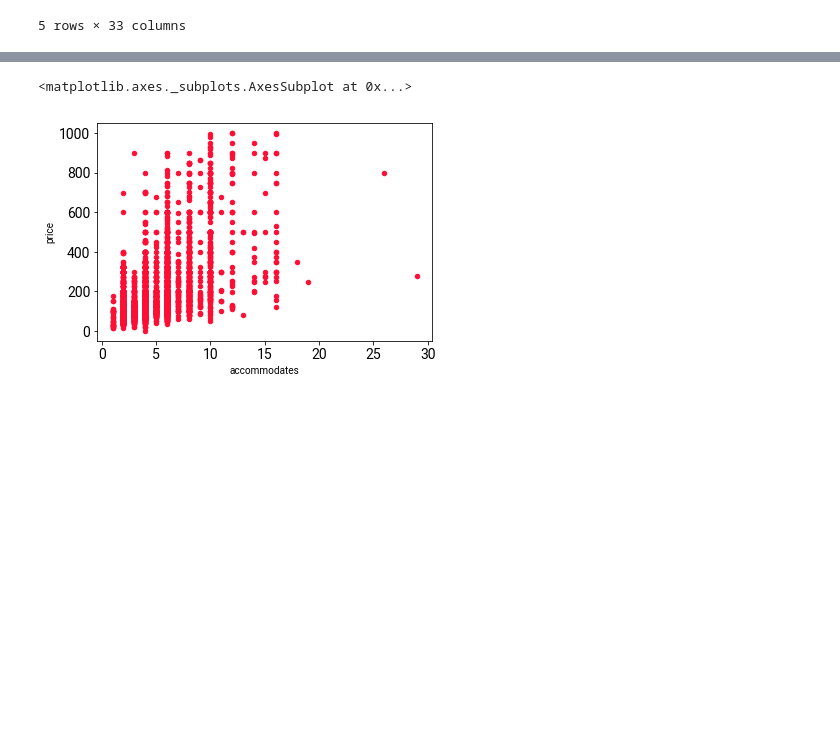
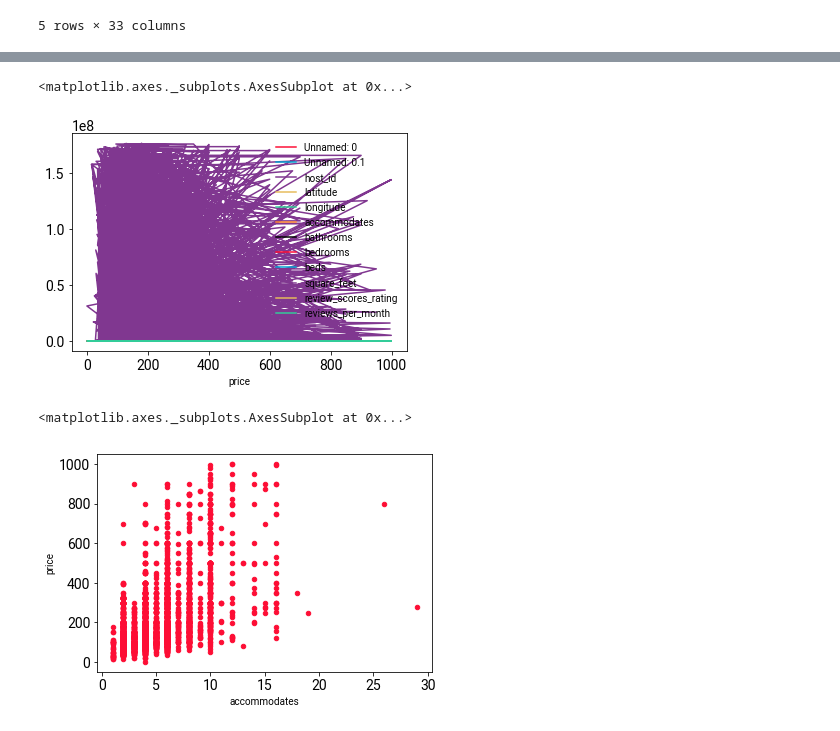
Before and after one commit to ljwolf/geopython, a Jupyter notebook: workshop.ipynb, the cells around one changed output, grey strips where cells are left out. Drawn from its saved outputs; the diff is of its cells as text; code cells hidden in the pictures; blank space fills up the shorter version.

```diff
--- a/skel.ipynb
+++ b/workshop.ipynb
@@ -67,3 +97,8 @@ listings.price.hist()
+# %%
+listings.plot('price')
+# %% [output]
+<matplotlib.axes._subplots.AxesSubplot at 0x...>
+[figure, added]
 # %%
 listings.plot.scatter('accommodates', 'price')
 # %% [output]
```
Also changed, not shown: parts of 17 cells of this notebook.
